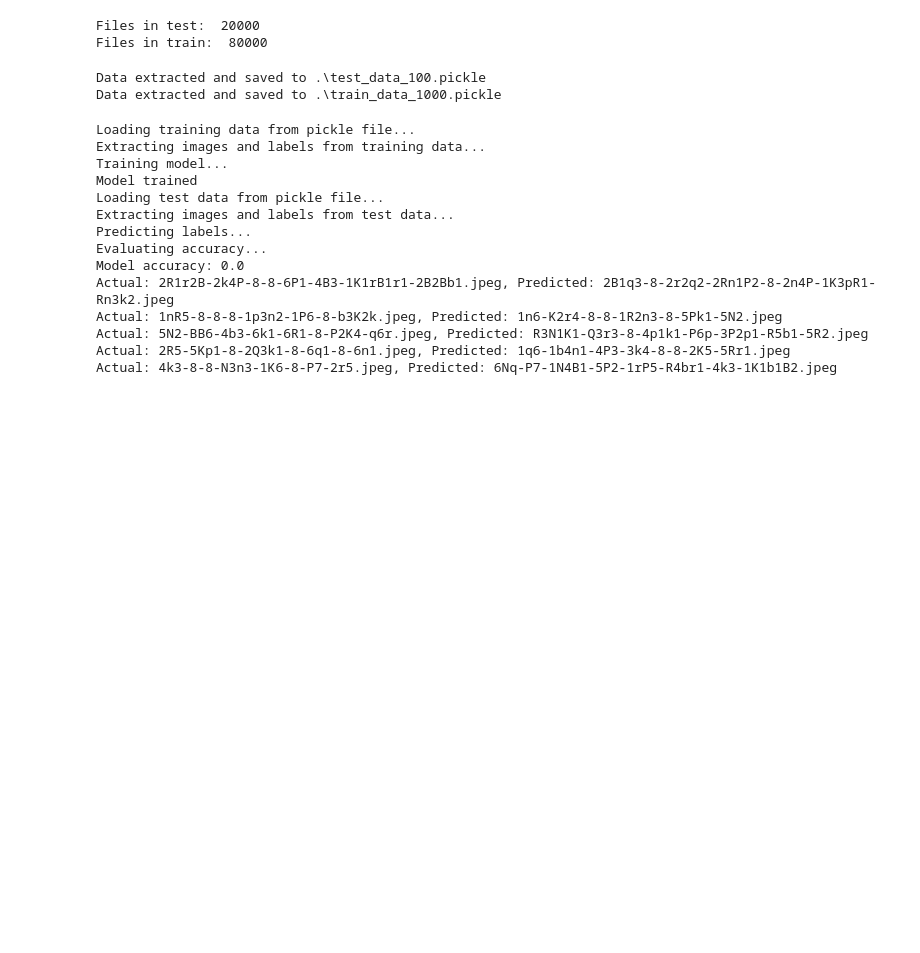
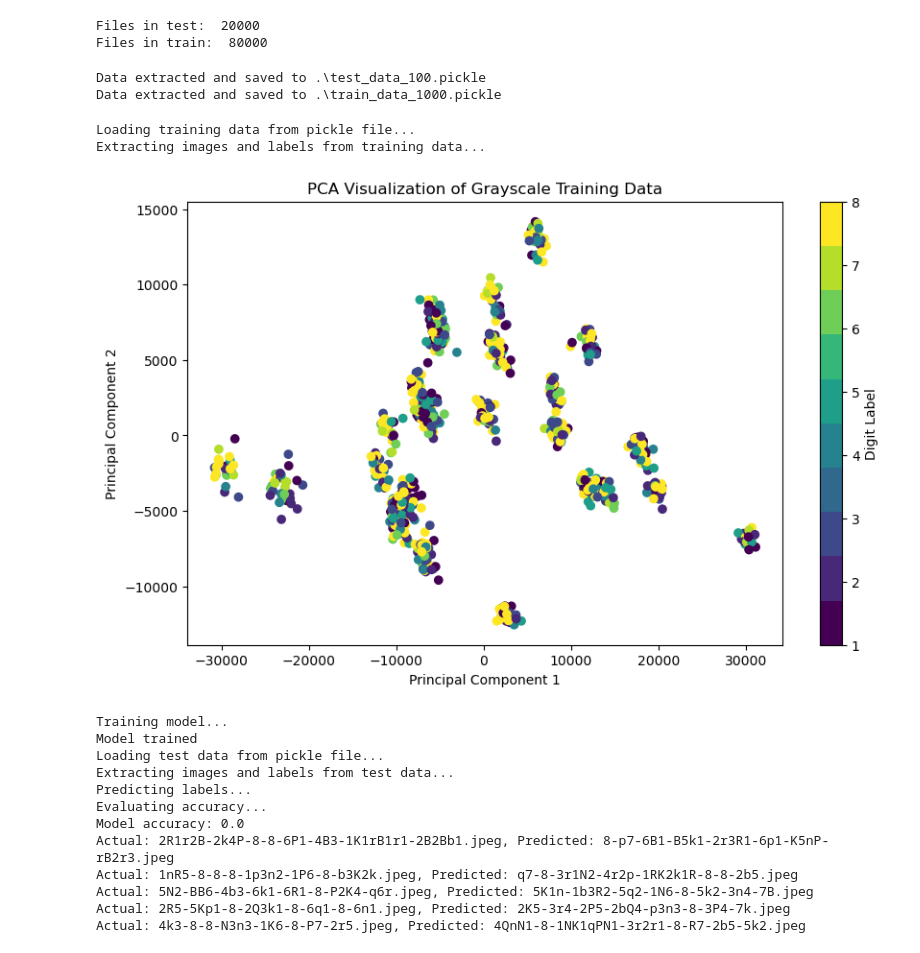
Before and after one commit to kevdillman/AML_Chess_Recognition_Kevin, a Jupyter notebook: AML_Chess_Recognition.ipynb, the cells around one changed output. Drawn from its saved outputs; the diff is of its cells as text; code cells hidden in the pictures; blank space fills up the shorter version.

```diff
--- a/AML_Chess_Recognition.ipynb
+++ b/AML_Chess_Recognition.ipynb
@@ -117,7 +117,9 @@ from sklearn.ensemble import RandomForestClassifier
 from sklearn.metrics import accuracy_score
 import pickle
 import numpy as np
-import matplotlib.pyplot as plt
+from sklearn.decomposition import PCA
+from matplotlib import pyplot as plt
+import re
 
 # Trains a model using the training data from the pickle file
 #
@@ -132,8 +134,32 @@ def trainModel(trainingDataFile):
     # Extract the images and labels from the data
     print("Extracting images and labels from training data...")
     X_train = np.array([np.array(data[1]).flatten() for data in trainingData])
+    # Extract labels from filenames
+    y_train = []
+    for data in trainingData:
+        match = re.match(r'^(\d)', data[0])
+        if match:
+            y_train.append(int(match.group(1)))
+        else:
+            # Handle cases where the pattern doesn't match
+            y_train.append(None)
+
+    y_train = np.array(y_train)
+
+    # Apply PCA for dimensionality reduction
+    pca = PCA(n_components=2)
+    X_train_pca = pca.fit_transform(X_train)
+
+    # Visualize the data in 2D
+    plt.figure(figsize=(10, 6))
+    plt.scatter(X_train_pca[:, 0], X_train_pca[:, 1], c=y_train, cmap=plt.cm.get_cmap('viridis', 10))
+    plt.colorbar(label='Digit Label')
+    plt.xlabel('Principal Component 1')
+    plt.ylabel('Principal Component 2')
+    plt.title('PCA Visualization of Grayscale Training Data')
+    plt.show()
+
     y_train = [data[0] for data in trainingData]
-
     # Train the Random Forest model
     print("Training model...")
     model = RandomForestClassifier(n_estimators=100, max_depth=5, random_state=None)
@@ -151,42 +177,43 @@ def evaluateModel(model, testDataFile):
     print("Extracting images and labels from test data...")
     X_test = np.array([np.array(data[1]).flatten() for data in testData])
     y_test = [data[0] for data in testData]
 
     # Predict the labels using the model
     print("Predicting labels...")
     y_pred = model.predict(X_test)
 
     # Evaluate the model using accuracy
     print("Evaluating accuracy...")
     accuracy = accuracy_score(y_test, y_pred)
     print(f"Model accuracy: {accuracy}")
 
     for actual, pred in zip(y_test[:5], y_pred[:5]):
         print(f"Actual: {actual}, Predicted: {pred}")
 
 # Entry point to train the model and evaluate it
 def main():
 
     # Train
     model = trainModel('./train_data_1000.pickle')
     print("Model trained")
 
     # Evaluate
     evaluateModel(model, './test_data_100.pickle')
 
 main()
 # %% [output]
 Loading training data from pickle file...
 Extracting images and labels from training data...
-Training model...
-Model trained
-Loading test data from pickle file...
-Extracting images and labels from test data...
-Predicting labels...
-Evaluating accuracy...
-Model accuracy: 0.0
-Actual: 2R1r2B-2k4P-8-8-6P1-4B3-1K1rB1r1-2B2Bb1.jpeg, Predicted: 2B1q3-8-2r2q2-2Rn1P2-8-2n4P-1K3pR1-Rn3k2.jpeg
-Actual: 1nR5-8-8-8-1p3n2-1P6-8-b3K2k.jpeg, Predicted: 1n6-K2r4-8-8-1R2n3-8-5Pk1-5N2.jpeg
-Actual: 5N2-BB6-4b3-6k1-6R1-8-P2K4-q6r.jpeg, Predicted: R3N1K1-Q3r3-8-4p1k1-P6p-3P2p1-R5b1-5R2.jpeg
-Actual: 2R5-5Kp1-8-2Q3k1-8-6q1-8-6n1.jpeg, Predicted: 1q6-1b4n1-4P3-3k4-8-8-2K5-5Rr1.jpeg
-Actual: 4k3-8-8-N3n3-1K6-8-P7-2r5.jpeg, Predicted: 6Nq-P7-1N4B1-5P2-1rP5-R4br1-4k3-1K1b1B2.jpeg
+[figure, added]
+Training model...
+Model trained
+Loading test data from pickle file...
+Extracting images and labels from test data...
+Predicting labels...
+Evaluating accuracy...
+Model accuracy: 0.0
+Actual: 2R1r2B-2k4P-8-8-6P1-4B3-1K1rB1r1-2B2Bb1.jpeg, Predicted: 8-p7-6B1-B5k1-2r3R1-6p1-K5nP-rB2r3.jpeg
+Actual: 1nR5-8-8-8-1p3n2-1P6-8-b3K2k.jpeg, Predicted: q7-8-3r1N2-4r2p-1RK2k1R-8-8-2b5.jpeg
+Actual: 5N2-BB6-4b3-6k1-6R1-8-P2K4-q6r.jpeg, Predicted: 5K1n-1b3R2-5q2-1N6-8-5k2-3n4-7B.jpeg
+Actual: 2R5-5Kp1-8-2Q3k1-8-6q1-8-6n1.jpeg, Predicted: 2K5-3r4-2P5-2bQ4-p3n3-8-3P4-7k.jpeg
+Actual: 4k3-8-8-N3n3-1K6-8-P7-2r5.jpeg, Predicted: 4QnN1-8-1NK1qPN1-3r2r1-8-R7-2b5-5k2.jpeg
```
